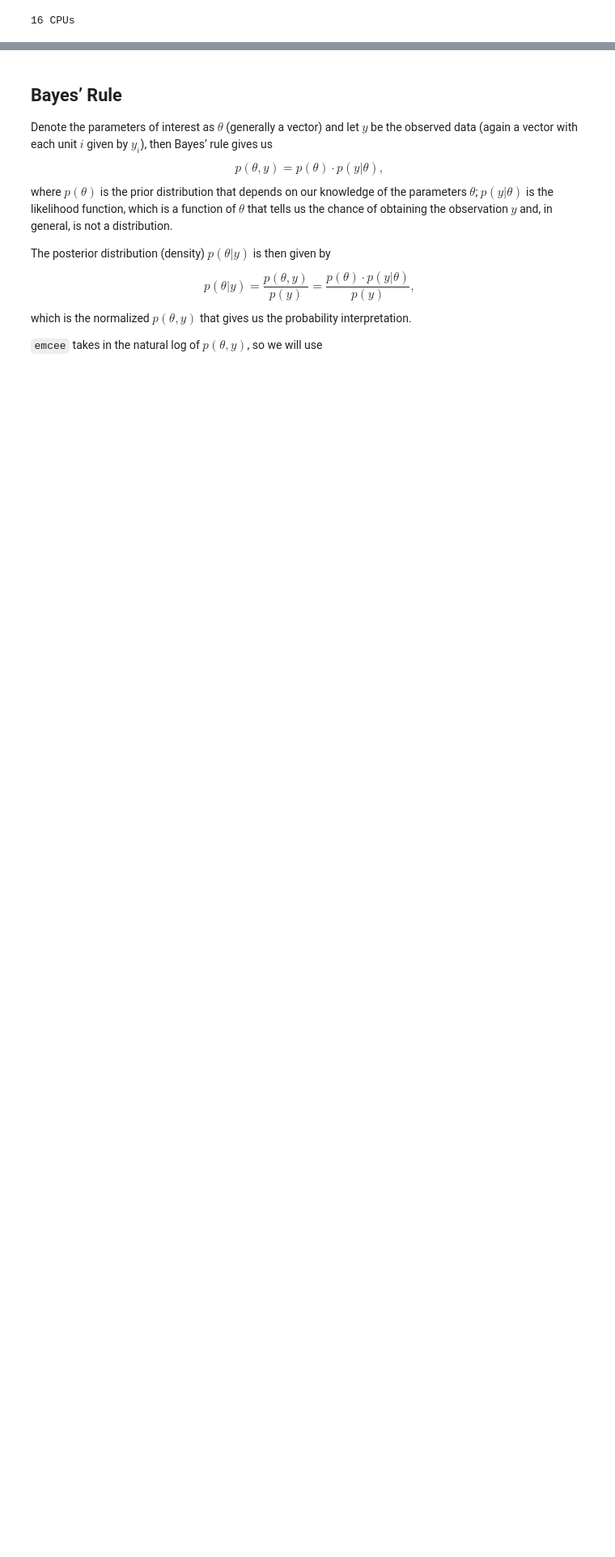
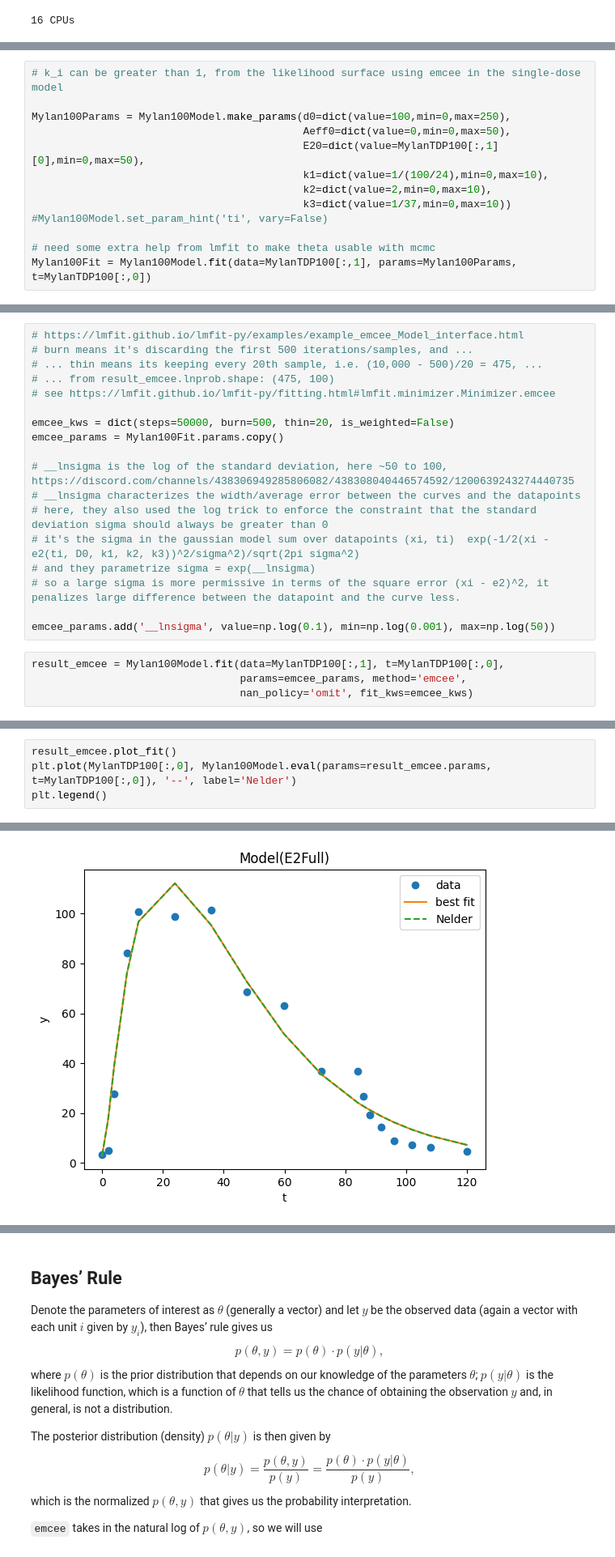
Before and after one commit to transturion/modeling, a Jupyter notebook: 2_Multi-Dose_3-Compartment.ipynb, the cells around one changed output, grey strips where cells are left out. Shown: that part at 81% size. Saved outputs shown, nothing was run; the diff lists cells and outputs as text; blank space fills up the shorter version.

Commit message:
Limiting case: single-dose model

```diff
--- a/2_Multi-Dose_3-Compartment.ipynb
+++ b/2_Multi-Dose_3-Compartment.ipynb
@@ -197,0 +274,13 @@ def E2Full(t, ti, di, Aeffi, E2i, k1, k2, k3):
+# %%
+# k_i can be greater than 1, from the likelihood surface using emcee in the single-dose model
+
+Mylan100Params = Mylan100Model.make_params(d0=dict(value=100,min=0,max=250),
+                                           Aeff0=dict(value=0,min=0,max=50),
+                                           E20=dict(value=MylanTDP100[:,1][0],min=0,max=50),
+                                           k1=dict(value=1/(100/24),min=0,max=10),
+                                           k2=dict(value=2,min=0,max=10),
+                                           k3=dict(value=1/37,min=0,max=10))
+#Mylan100Model.set_param_hint('ti', vary=False)
+
+# need some extra help from lmfit to make theta usable with mcmc
+Mylan100Fit = Mylan100Model.fit(data=MylanTDP100[:,1], params=Mylan100Params, t=MylanTDP100[:,0])
@@ -197,0 +298,22 @@ def E2Full(t, ti, di, Aeffi, E2i, k1, k2, k3):
+# %%
+# https://lmfit.github.io/lmfit-py/examples/example_emcee_Model_interface.html
+# burn means it's discarding the first 500 iterations/samples, and ...
+# ... thin means its keeping every 20th sample, i.e. (10,000 - 500)/20 = 475, ...
+# ... from result_emcee.lnprob.shape: (475, 100)
+# see https://lmfit.github.io/lmfit-py/fitting.html#lmfit.minimizer.Minimizer.emcee
+
+emcee_kws = dict(steps=50000, burn=500, thin=20, is_weighted=False)
+emcee_params = Mylan100Fit.params.copy()
+
+# __lnsigma is the log of the standard deviation, here ~50 to 100, https://discord.com/channels/438306949285806082/438308040446574592/1200639243274440735
+# __lnsigma characterizes the width/average error between the curves and the datapoints
+# here, they also used the log trick to enforce the constraint that the standard deviation sigma should always be greater than 0
+# it's the sigma in the gaussian model sum over datapoints (xi, ti)  exp(-1/2(xi - e2(ti, D0, k1, k2, k3))^2/sigma^2)/sqrt(2pi sigma^2)
+# and they parametrize sigma = exp(__lnsigma)
+# so a large sigma is more permissive in terms of the square error (xi - e2)^2, it penalizes large difference between the datapoint and the curve less.
+
+emcee_params.add('__lnsigma', value=np.log(0.1), min=np.log(0.001), max=np.log(50))
+# %%
+result_emcee = Mylan100Model.fit(data=MylanTDP100[:,1], t=MylanTDP100[:,0],
+                                 params=emcee_params, method='emcee',
+                                 nan_policy='omit', fit_kws=emcee_kws)
@@ -197,0 +325,5 @@ def E2Full(t, ti, di, Aeffi, E2i, k1, k2, k3):
+# %%
+result_emcee.plot_fit()
+plt.plot(MylanTDP100[:,0], Mylan100Model.eval(params=result_emcee.params, t=MylanTDP100[:,0]), '--', label='Nelder')
+plt.legend()
+# %% [output]
@@ -197,0 +331 @@ def E2Full(t, ti, di, Aeffi, E2i, k1, k2, k3):
+[figure, added]
```
Also changed, not shown: parts of 32 cells of this notebook.
